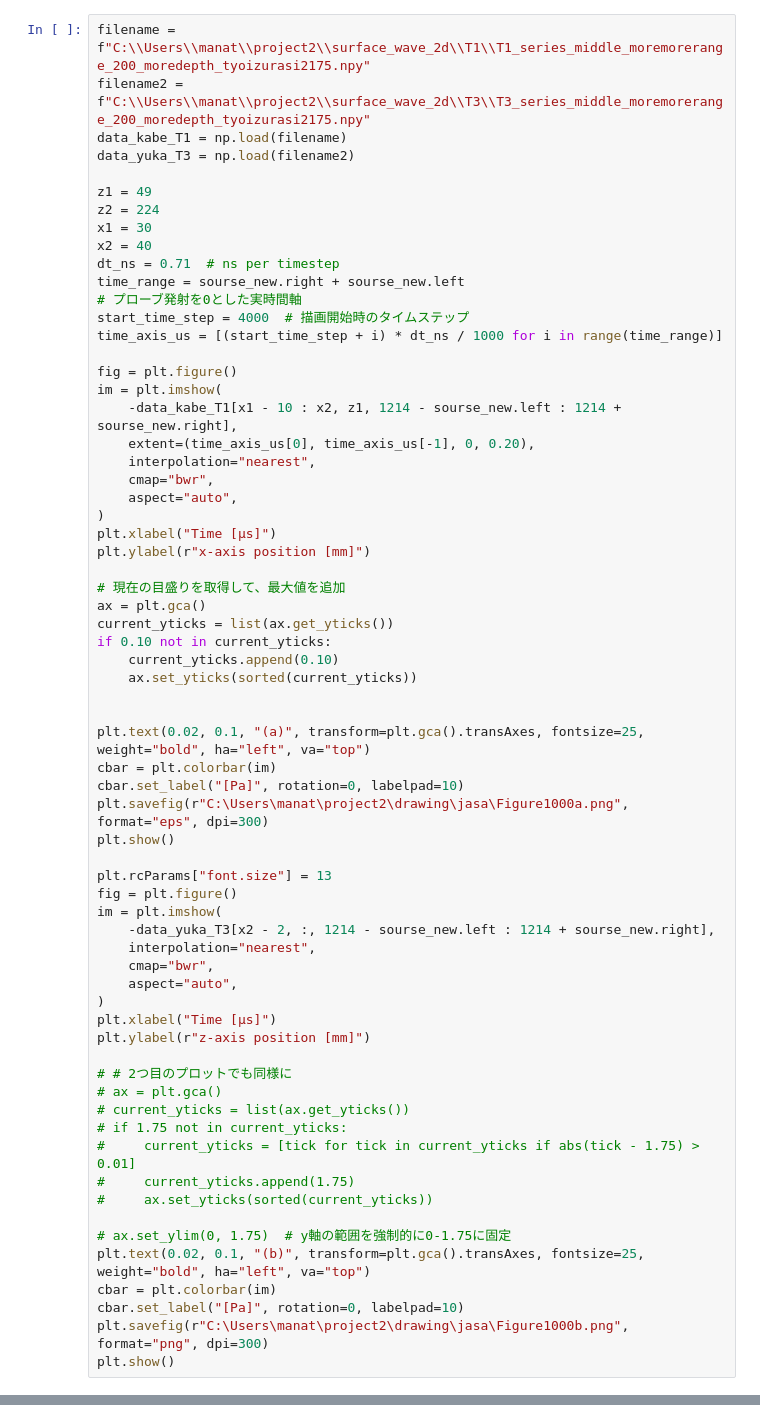
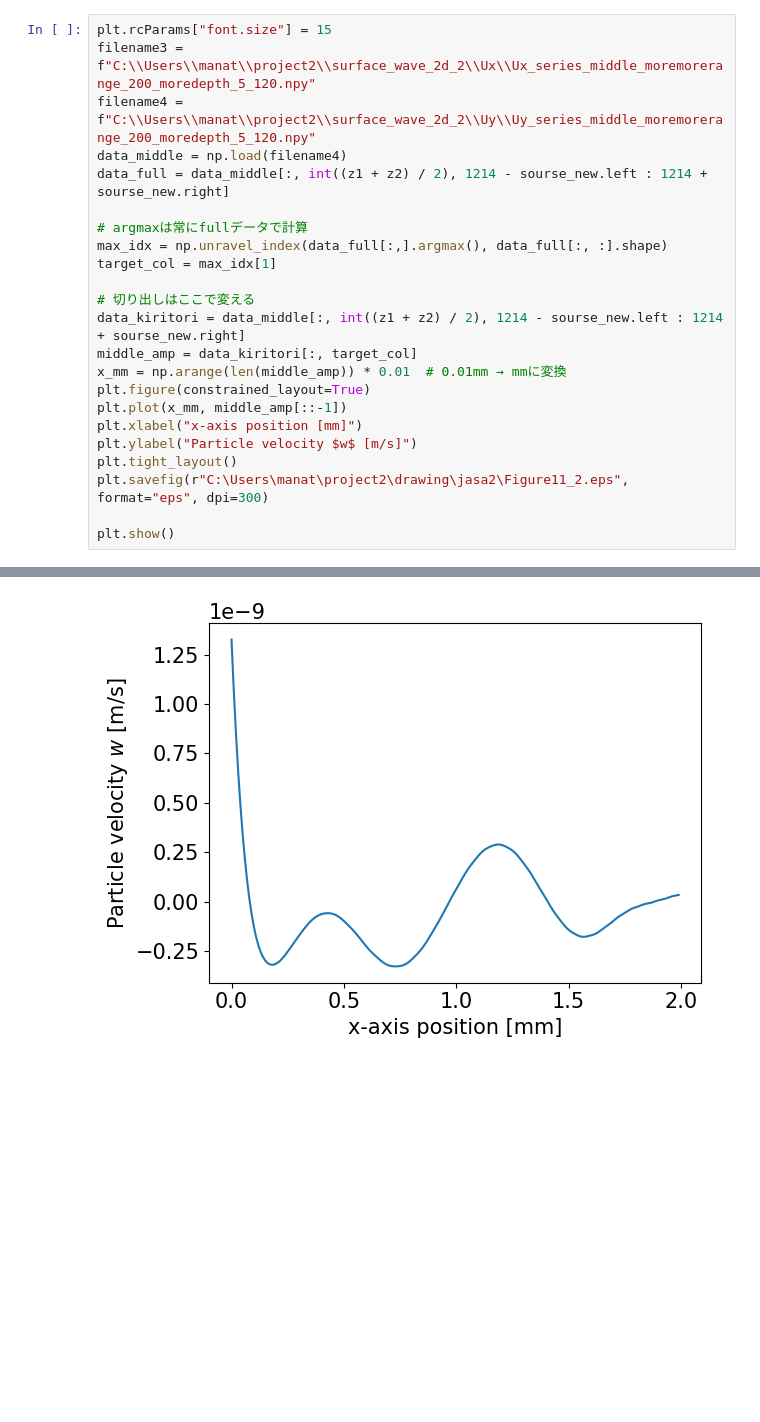
Before and after one commit to erin621-arch/Roughness, a Jupyter notebook: project2/drawing/ronbunyou.ipynb, the cells around one changed output, grey strips where cells are left out. Drawn from its saved outputs; the diff is of its cells as text; blank space fills up the shorter version.

```diff
--- a/project2/drawing/ronbunyou.ipynb
+++ b/project2/drawing/ronbunyou.ipynb
@@ -124,67 +121,24 @@ plt.show()
 # %%
-filename = f"C:\\Users\\manat\\project2\\surface_wave_2d\\T1\\T1_series_middle_moremorerange_200_moredepth_tyoizurasi2175.npy"
-filename2 = f"C:\\Users\\manat\\project2\\surface_wave_2d\\T3\\T3_series_middle_moremorerange_200_moredepth_tyoizurasi2175.npy"
-data_kabe_T1 = np.load(filename)
-data_yuka_T3 = np.load(filename2)
+plt.rcParams["font.size"] = 15
+filename3 = f"C:\\Users\\manat\\project2\\surface_wave_2d_2\\Ux\\Ux_series_middle_moremorerange_200_moredepth_5_120.npy"
+filename4 = f"C:\\Users\\manat\\project2\\surface_wave_2d_2\\Uy\\Uy_series_middle_moremorerange_200_moredepth_5_120.npy"
+data_middle = np.load(filename4)
+data_full = data_middle[:, int((z1 + z2) / 2), 1214 - sourse_new.left : 1214 + sourse_new.right]
 
-z1 = 49
-z2 = 224
-x1 = 30
-x2 = 40
-dt_ns = 0.71  # ns per timestep
-time_range = sourse_new.right + sourse_new.left
-# プローブ発射を0とした実時間軸
-start_time_step = 4000  # 描画開始時のタイムステップ
-time_axis_us = [(start_time_step + i) * dt_ns / 1000 for i in range(time_range)]
+# argmaxは常にfullデータで計算
+max_idx = np.unravel_index(data_full[:,].argmax(), data_full[:, :].shape)
+target_col = max_idx[1]
 
-fig = plt.figure()
-im = plt.imshow(
-    -data_kabe_T1[x1 - 10 : x2, z1, 1214 - sourse_new.left : 1214 + sourse_new.right],
-    extent=(time_axis_us[0], time_axis_us[-1], 0, 0.20),
-    interpolation="nearest",
-    cmap="bwr",
-    aspect="auto",
-)
-plt.xlabel("Time [μs]")
-plt.ylabel(r"x-axis position [mm]")
+# 切り出しはここで変える
+data_kiritori = data_middle[:, int((z1 + z2) / 2), 1214 - sourse_new.left : 1214 + sourse_new.right]
+middle_amp = data_kiritori[:, target_col]
+x_mm = np.arange(len(middle_amp)) * 0.01  # 0.01mm → mmに変換
+plt.figure(constrained_layout=True)
+plt.plot(x_mm, middle_amp[::-1])
+plt.xlabel("x-axis position [mm]")
+plt.ylabel("Particle velocity $w$ [m/s]")
+plt.tight_layout()
+plt.savefig(r"C:\Users\manat\project2\drawing\jasa2\Figure11_2.eps", format="eps", dpi=300)
 
-# 現在の目盛りを取得して、最大値を追加
-ax = plt.gca()
-current_yticks = list(ax.get_yticks())
-if 0.10 not in current_yticks:
-    current_yticks.append(0.10)
-    ax.set_yticks(sorted(current_yticks))
-
-
-plt.text(0.02, 0.1, "(a)", transform=plt.gca().transAxes, fontsize=25, weight="bold", ha="left", va="top")
-cbar = plt.colorbar(im)
-cbar.set_label("[Pa]", rotation=0, labelpad=10)
-plt.savefig(r"C:\Users\manat\project2\drawing\jasa\Figure1000a.png", format="eps", dpi=300)
 plt.show()
-
-plt.rcParams["font.size"] = 13
-fig = plt.figure()
-im = plt.imshow(
-    -data_yuka_T3[x2 - 2, :, 1214 - sourse_new.left : 1214 + sourse_new.right],
-    interpolation="nearest",
-    cmap="bwr",
-    aspect="auto",
-)
-plt.xlabel("Time [μs]")
-plt.ylabel(r"z-axis position [mm]")
-
-# # 2つ目のプロットでも同様に
-# ax = plt.gca()
-# current_yticks = list(ax.get_yticks())
-# if 1.75 not in current_yticks:
-#     current_yticks = [tick for tick in current_yticks if abs(tick - 1.75) > 0.01]
-#     current_yticks.append(1.75)
-#     ax.set_yticks(sorted(current_yticks))
-
-# ax.set_ylim(0, 1.75)  # y軸の範囲を強制的に0-1.75に固定
-plt.text(0.02, 0.1, "(b)", transform=plt.gca().transAxes, fontsize=25, weight="bold", ha="left", va="top")
-cbar = plt.colorbar(im)
-cbar.set_label("[Pa]", rotation=0, labelpad=10)
-plt.savefig(r"C:\Users\manat\project2\drawing\jasa\Figure1000b.png", format="png", dpi=300)
-plt.show()
 # %% [output]
@@ -191,0 +145 @@ FileNotFoundError: [Errno 2] No such file or directory: 'C:\\Users\\manat\\proje
+[figure, added]
```
Also changed, not shown: parts of 6 cells of this notebook, 15 other files.
